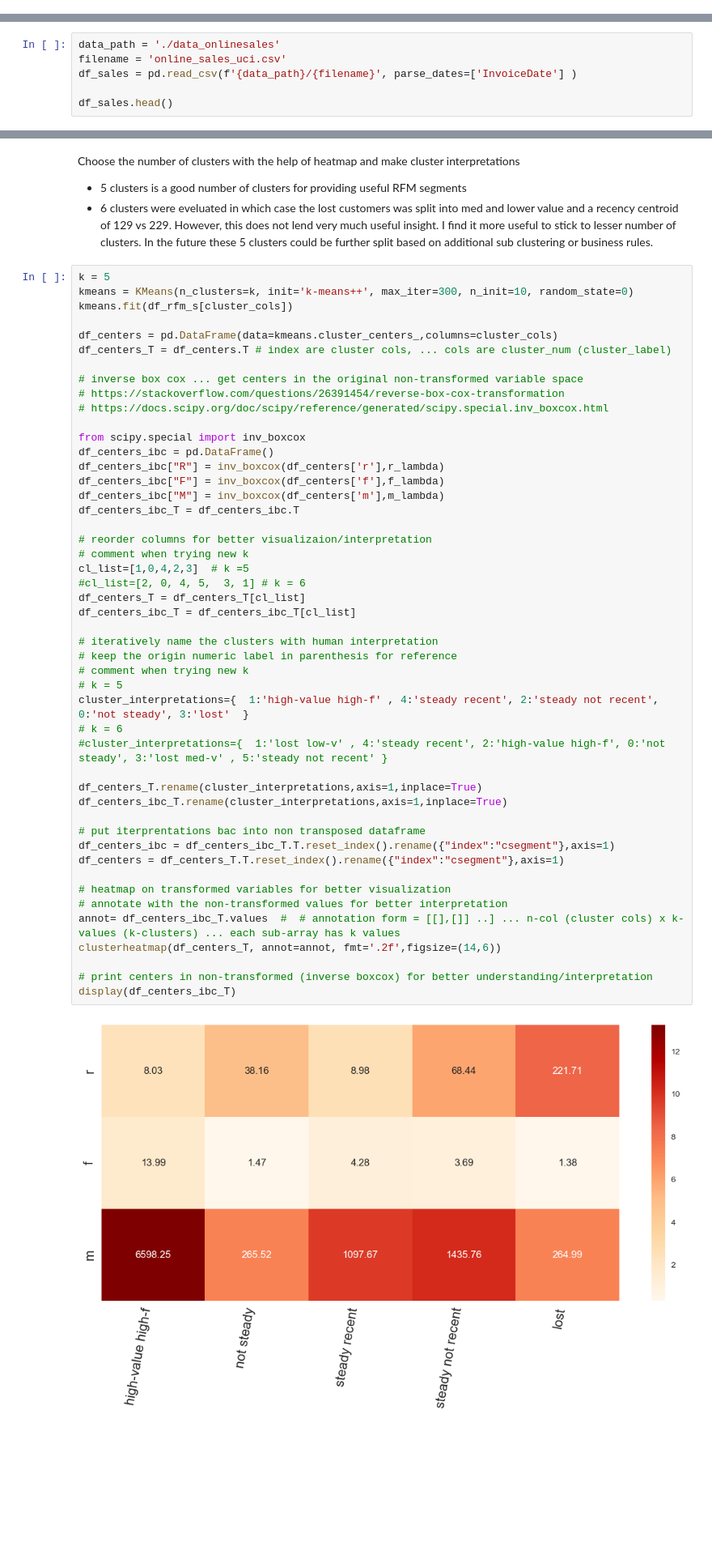
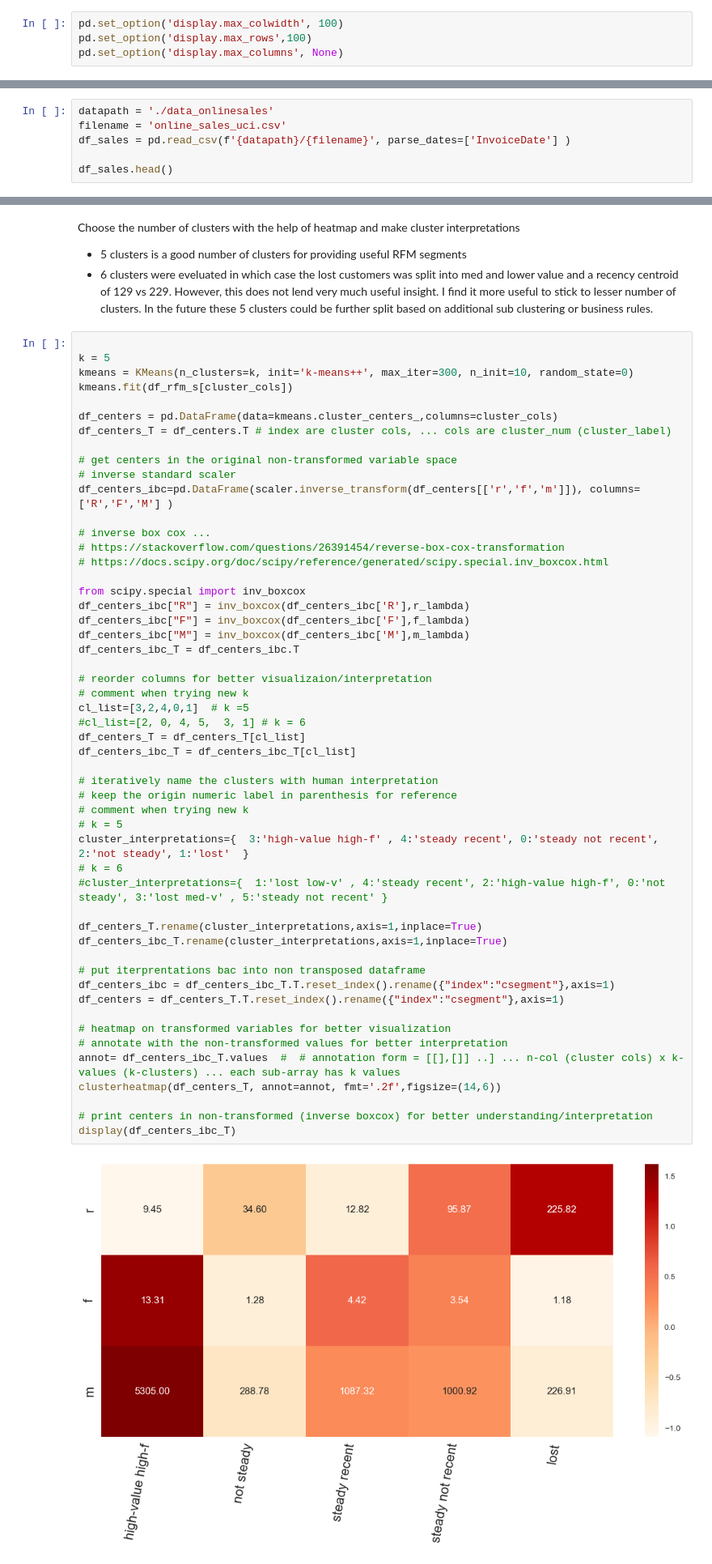
Before and after one commit to Aljgutier/segmentation, a Jupyter notebook: RFM_Segmentation_OnlineSales.ipynb, the cells around one changed output, grey strips where cells are left out. Shown at 81% size. Cells and saved outputs as stored; diff of their text form; blank space fills up the shorter version.

```diff
--- a/RFM_Segmentation_OnlineSales.ipynb
+++ b/RFM_Segmentation_OnlineSales.ipynb
@@ -27,11 +29,15 @@ import seaborn as sns
+# %%
+pd.set_option('display.max_colwidth', 100)
+pd.set_option('display.max_rows',100)
+pd.set_option('display.max_columns', None)
 # %% [markdown]
 # Load and Clean Data
 # %% [markdown]
 online sales csv
 # %%
-data_path = './data_onlinesales'
+datapath = './data_onlinesales'
 filename = 'online_sales_uci.csv'
-df_sales = pd.read_csv(f'{data_path}/{filename}', parse_dates=['InvoiceDate'] )
+df_sales = pd.read_csv(f'{datapath}/{filename}', parse_dates=['InvoiceDate'] )
 
 df_sales.head()
 # %% [output]
@@ -633,6 +653,7 @@ Choose the number of clusters with the help of heatmap and make cluster interpre
 * 5 clusters is a good number of clusters for providing useful RFM segments
 * 6 clusters were eveluated in which case the lost customers was split into med and lower value and a recency centroid of 129 vs 229. However, this does not lend very much useful insight. I find it more useful to stick to lesser number of clusters. In the future these 5 clusters could be further split based on additional sub clustering or business rules.
 # %%
+
 k = 5
 kmeans = KMeans(n_clusters=k, init='k-means++', max_iter=300, n_init=10, random_state=0)
 kmeans.fit(df_rfm_s[cluster_cols])
@@ -640,46 +661,49 @@ kmeans.fit(df_rfm_s[cluster_cols])
 df_centers = pd.DataFrame(data=kmeans.cluster_centers_,columns=cluster_cols)
 df_centers_T = df_centers.T # index are cluster cols, ... cols are cluster_num (cluster_label)
 
-# inverse box cox ... get centers in the original non-transformed variable space
+# get centers in the original non-transformed variable space
+# inverse standard scaler
+df_centers_ibc=pd.DataFrame(scaler.inverse_transform(df_centers[['r','f','m']]), columns=['R','F','M'] )
+
+# inverse box cox ...
 # https://stackoverflow.com/questions/26391454/reverse-box-cox-transformation
 # https://docs.scipy.org/doc/scipy/reference/generated/scipy.special.inv_boxcox.html
 
 from scipy.special import inv_boxcox
-df_centers_ibc = pd.DataFrame()
-df_centers_ibc["R"] = inv_boxcox(df_centers['r'],r_lambda)
-df_centers_ibc["F"] = inv_boxcox(df_centers['f'],f_lambda)
-df_centers_ibc["M"] = inv_boxcox(df_centers['m'],m_lambda)
+df_centers_ibc["R"] = inv_boxcox(df_centers_ibc['R'],r_lambda)
+df_centers_ibc["F"] = inv_boxcox(df_centers_ibc['F'],f_lambda)
+df_centers_ibc["M"] = inv_boxcox(df_centers_ibc['M'],m_lambda)
 df_centers_ibc_T = df_centers_ibc.T
 
 # reorder columns for better visualizaion/interpretation
 # comment when trying new k
-cl_list=[1,0,4,2,3]  # k =5
+cl_list=[3,2,4,0,1]  # k =5
 #cl_list=[2, 0, 4, 5,  3, 1] # k = 6
 df_centers_T = df_centers_T[cl_list]
 df_centers_ibc_T = df_centers_ibc_T[cl_list]
 
 # iteratively name the clusters with human interpretation
 # keep the origin numeric label in parenthesis for reference
 # comment when trying new k
 # k = 5
-cluster_interpretations={  1:'high-value high-f' , 4:'steady recent', 2:'steady not recent', 0:'not steady', 3:'lost'  }
+cluster_interpretations={  3:'high-value high-f' , 4:'steady recent', 0:'steady not recent', 2:'not steady', 1:'lost'  }
 # k = 6
 #cluster_interpretations={  1:'lost low-v' , 4:'steady recent', 2:'high-value high-f', 0:'not steady', 3:'lost med-v' , 5:'steady not recent' }
 
 df_centers_T.rename(cluster_interpretations,axis=1,inplace=True)
 df_centers_ibc_T.rename(cluster_interpretations,axis=1,inplace=True)
 
 # put iterprentations bac into non transposed dataframe
 df_centers_ibc = df_centers_ibc_T.T.reset_index().rename({"index":"csegment"},axis=1)
 df_centers = df_centers_T.T.reset_index().rename({"index":"csegment"},axis=1)
 
 # heatmap on transformed variables for better visualization
 # annotate with the non-transformed values for better interpretation
 annot= df_centers_ibc_T.values  #  # annotation form = [[],[]] ..] ... n-col (cluster cols) x k-values (k-clusters) ... each sub-array has k values
 clusterheatmap(df_centers_T, annot=annot, fmt='.2f',figsize=(14,6))
 
 # print centers in non-transformed (inverse boxcox) for better understanding/interpretation
 display(df_centers_ibc_T)
 # %% [output]
-[figure, old version]
+[figure, new version]
 |  | high-value high-f | not steady | steady recent | steady not recent | lost |
```
Also changed, not shown: parts of 29 cells of this notebook, 2 other files.
